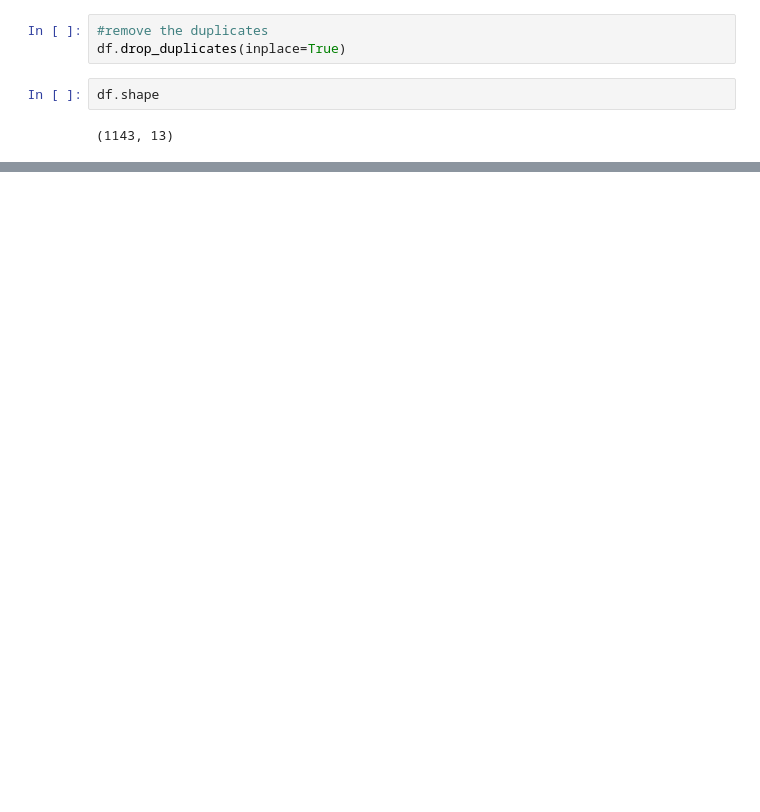
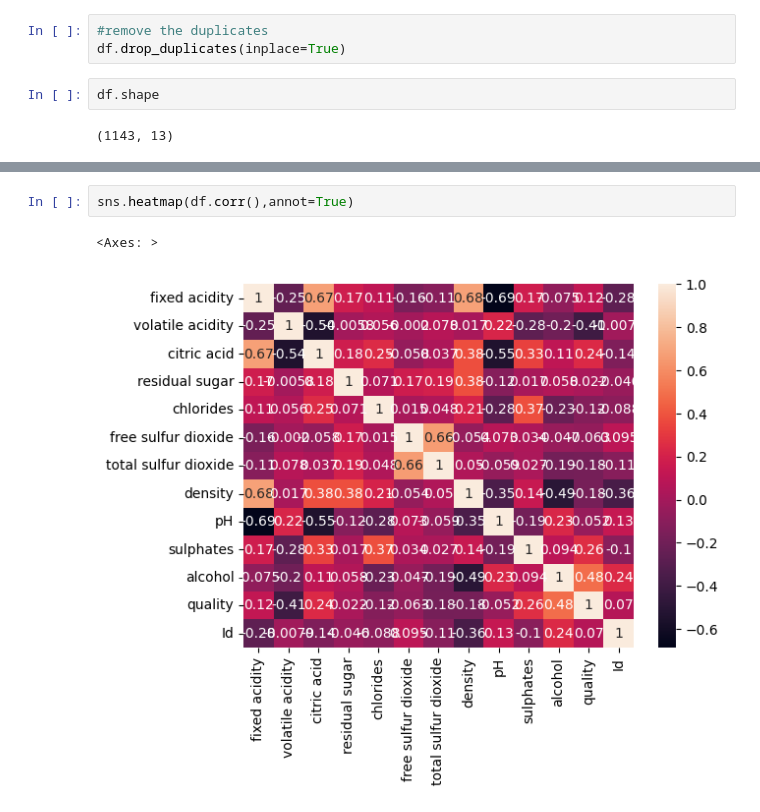
Before and after one commit to amarnath2706/Machine-Learning, a Jupyter notebook: EDA and Feature Engineering/EDA_wine.ipynb, the cells around one changed output, grey strips where cells are left out. Saved outputs shown, nothing was run; the diff lists cells and outputs as text; blank space fills up the shorter version.

```diff
--- a/EDA and Feature Engineering/EDA_wine.ipynb
+++ b/EDA and Feature Engineering/EDA_wine.ipynb
@@ -144,0 +151,5 @@ df.corr()
+# %%
+sns.heatmap(df.corr(),annot=True)
+# %% [output]
+<Axes: >
+[figure, added]
```
Also changed, not shown: parts of 3 cells of this notebook.
